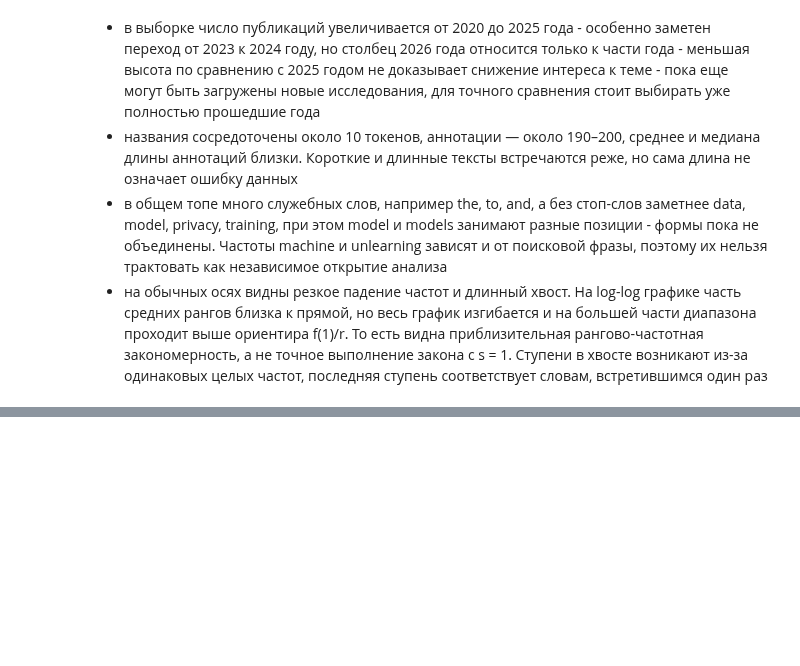
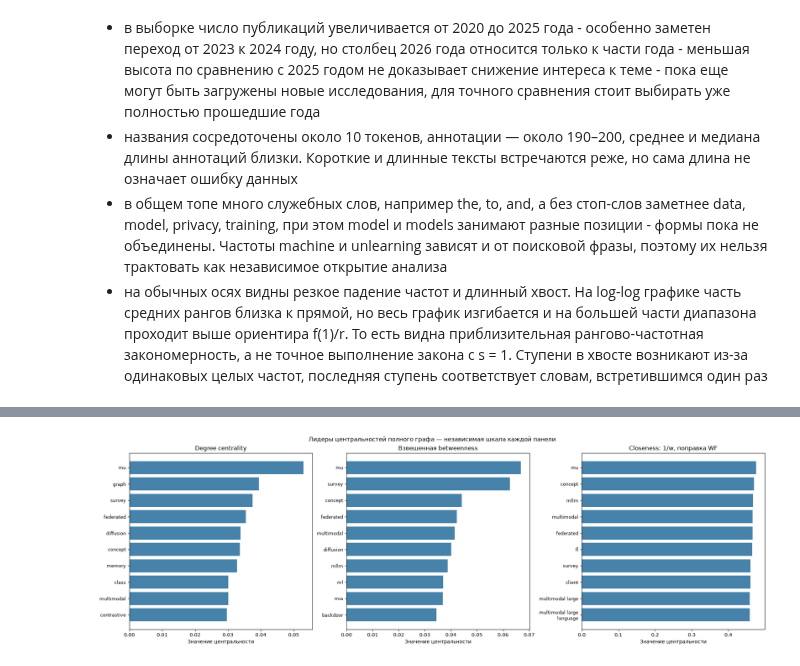
Before and after one commit to nekkkkate/lab-1, a Jupyter notebook: lab_1_machine_unlearning.ipynb, the cells around one changed output, grey strips where cells are left out. Saved outputs shown, nothing was run; the diff lists cells and outputs as text; code cells hidden in the pictures; blank space fills up the shorter version.

Commit message:
пункт про ключевые слова

```diff
--- a/lab_1_machine_unlearning.ipynb
+++ b/lab_1_machine_unlearning.ipynb
@@ -431,0 +610,25 @@ if hapax_count:
+# %%
+def kw_identity_analyzer(terms):
+    return terms
+
+
+def kw_fit_tfidf(documents):
+    stats = kw_count_candidates(documents)
+    if stats.empty:
+        raise ValueError("Словарь кандидатов пуст: проверьте тексты и правила нормализации.")
+    allowed = (stats["document_frequency"].ge(KW_MIN_DF)
+               & stats["document_frequency"].le(KW_MAX_DF * len(documents)))
+    if not allowed.any():
+        raise ValueError("После min_df=2 и max_df=0.9 словарь пуст. Пороги автоматически не меняются.")
+    vectorizer = TfidfVectorizer(
+        analyzer=kw_identity_analyzer,
+        min_df=KW_MIN_DF, max_df=KW_MAX_DF,
+        sublinear_tf=KW_SUBLINEAR_TF, smooth_idf=KW_SMOOTH_IDF, norm=KW_NORM,
+    )
+    return vectorizer, vectorizer.fit_transform(documents)
+
+
+kw_vectorizer, kw_matrix = kw_fit_tfidf(kw_documents)
+kw_terms = kw_vectorizer.get_feature_names_out()
+assert set(kw_terms) == set(kw_candidate_stats.loc[kw_allowed, "keyword"])
+print(f"Разреженная матрица: {kw_matrix.shape[0]} публикаций × {kw_matrix.shape[1]} терминов")
@@ -431,0 +1816,18 @@ if hapax_count:
+# %%
+if not centrality_top.empty:
+    kc_figure, kc_axes = plt.subplots(1, 3, figsize=(19, 6), layout="constrained")
+    for kc_axis, kc_metric in zip(kc_axes, KC_METRICS):
+        kc_panel = centrality_top.loc[centrality_top["metric"].eq(kc_metric)]
+        kc_axis.barh(range(len(kc_panel)), kc_panel[kc_metric], color="#4682A9")
+        kc_axis.set_yticks(range(len(kc_panel)), [fill(term, width=20, break_long_words=False) for term in kc_panel["keyword"]])
+        kc_axis.invert_yaxis()
+        kc_axis.set_title(KC_LABELS[kc_metric])
+        kc_axis.set_xlabel("Значение центральности")
+        kc_axis.tick_params(axis="y", labelsize=9)
+        kc_axis.ticklabel_format(axis="x", style="plain", useOffset=False)
+    kc_figure.suptitle("Лидеры центральностей полного графа — независимая шкала каждой панели")
+    plt.show()
+else:
+    print("Рисунок пропущен: содержательных рейтингов нет.")
+# %% [output]
+[figure, added]
```
Also changed, not shown: parts of 46 cells of this notebook.
